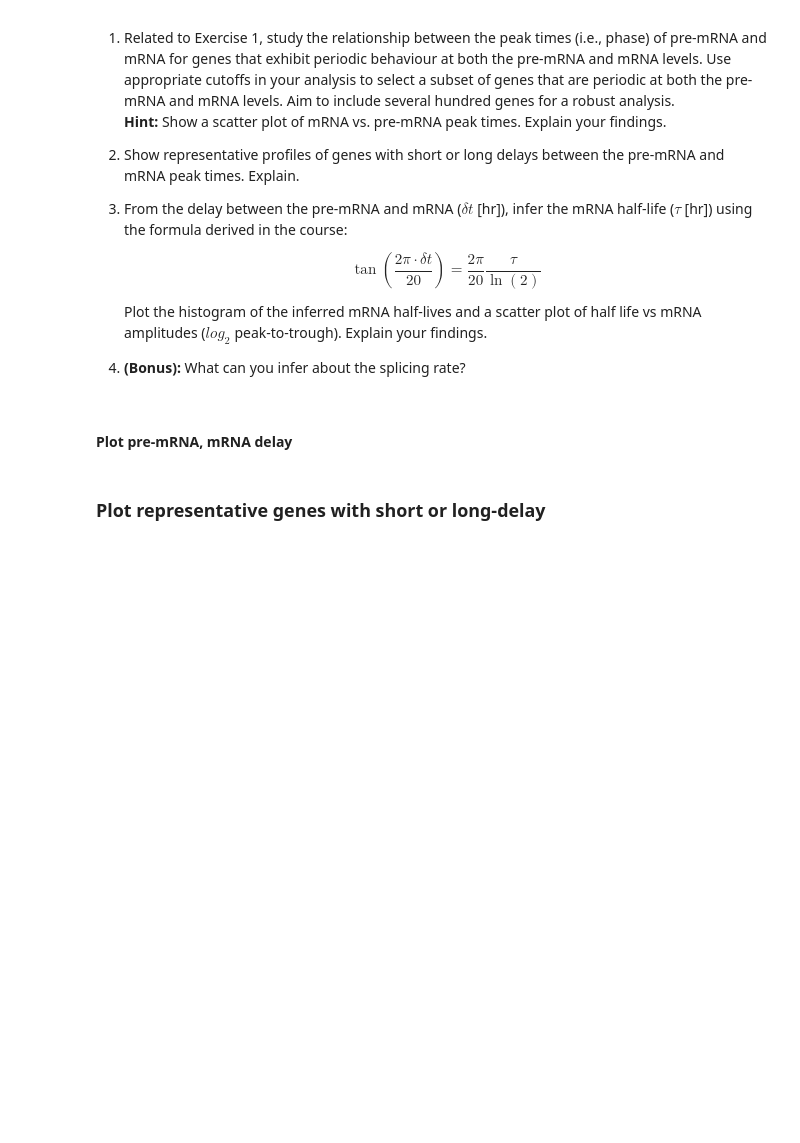
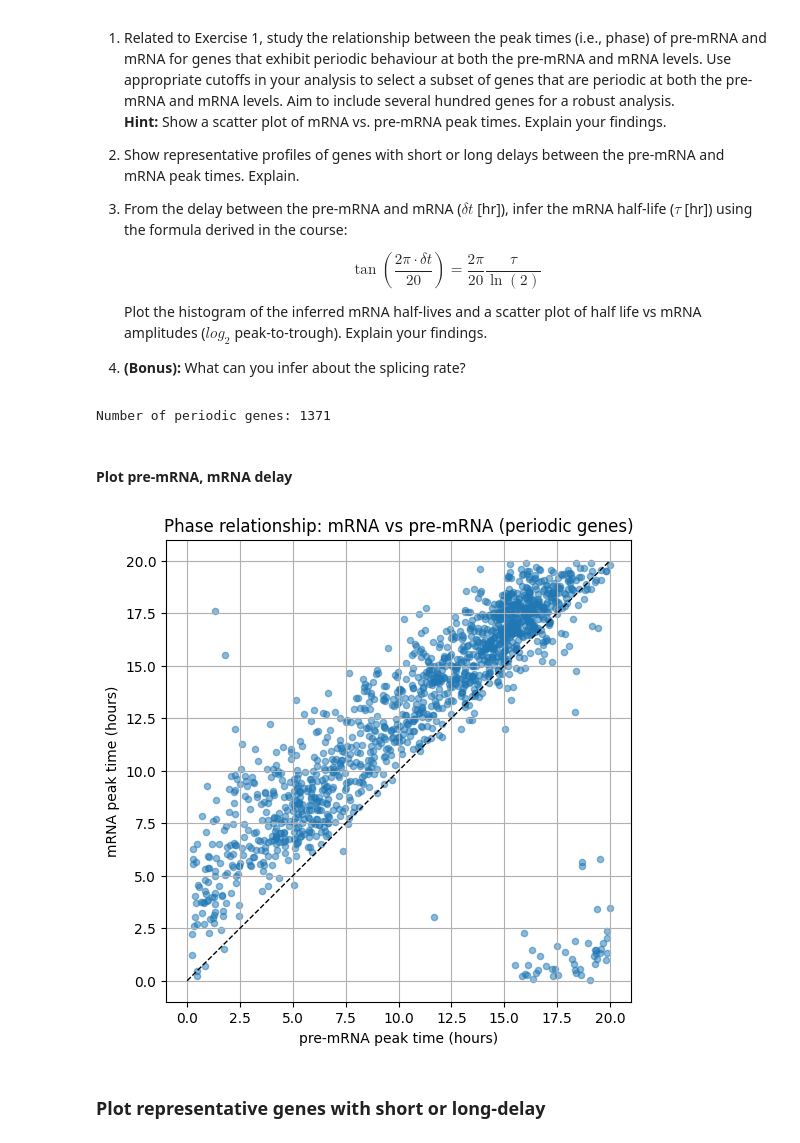
Before and after one commit to NicolasDugave/G2F-ex3, a Jupyter notebook: Exercise_Week10_11_B_Exercises.ipynb, the cells around one changed output. Cells and saved outputs as stored; diff of their text form; code cells hidden in the pictures; blank space fills up the shorter version.

```diff
--- a/Exercise_Week10_11_B_Exercises.ipynb
+++ b/Exercise_Week10_11_B_Exercises.ipynb
@@ -338,7 +338,7 @@ Comment on your observations.
 # %% [markdown]
 #### Load the RNA-seq data
 # %%
-dat = pd.read_csv('./pseudobulk.txt', sep='\t', index_col=0)
+dat = pd.read_csv('D:\EPFL\Genome\G2F-ex3\pseudobulk.txt', sep='\t', index_col=0)
 dat.columns = dat.columns.str.split('_', expand = True) # split columns by '_'
 dat.columns.names = ['feature','measure','time','replicate'] # name the columns, multi-index
 dat=dat.iloc[:, (dat.columns.get_level_values('measure') == "mean")]
@@ -421,12 +449,49 @@ results_exon = fit_harmo(dat_exon_fit, time, T)
    Plot the histogram of the inferred mRNA half-lives and a scatter plot of half life vs mRNA amplitudes ($log_2$ peak-to-trough). Explain your findings.
 
 4. **(Bonus):** What can you infer about the splicing rate?
+# %%
+period = 20        # cell cycle period in hours
+time_hours = dat_intron.columns.get_level_values("time").astype(int) * 0.4
+
+res_intron = fit_harmo(dat_intron, time_hours, period)
+res_exon   = fit_harmo(dat_exon,   time_hours, period)
+# %%
+q_cut = 0.001
+amp_cut_in = res_intron["amp"].quantile(0.4) #avoid noisy low amplitude genes
+amp_cut_ex = res_exon["amp"].quantile(0.4)
+
+periodic_genes = res_intron.index[
+    (res_intron["q_val"] < q_cut) &
+    (res_exon["q_val"] < q_cut) &
+    (res_intron["amp"] > amp_cut_in) &
+    (res_exon["amp"] > amp_cut_ex)
+]
+
+print("Number of periodic genes:", len(periodic_genes))
+# %% [output]
+Number of periodic genes: 1371
 # %% [markdown]
 #### Plot pre-mRNA, mRNA delay
 # %%
 #plot phase exons vs phase introns
-#...
-#...
+df_phase = pd.DataFrame({
+    "P_peak": res_intron.loc[periodic_genes, "phase"],
+    "M_peak": res_exon.loc[periodic_genes, "phase"],
+})
+
+plt.figure(figsize=(6,6))
+plt.scatter(df_phase["P_peak"], df_phase["M_peak"], alpha=0.5, s=20)
+
+# identity line
+plt.plot([0,20],[0,20], "--k", linewidth=1)
+
+plt.xlabel("pre-mRNA peak time (hours)")
+plt.ylabel("mRNA peak time (hours)")
+plt.title("Phase relationship: mRNA vs pre-mRNA (periodic genes)")
+plt.grid(True)
+plt.show()
+# %% [output]
+[figure, added]
 # %% [markdown]
 ### Plot representative genes with short or long-delay
 # %%
```
Also changed, not shown: parts of 4 cells of this notebook.
